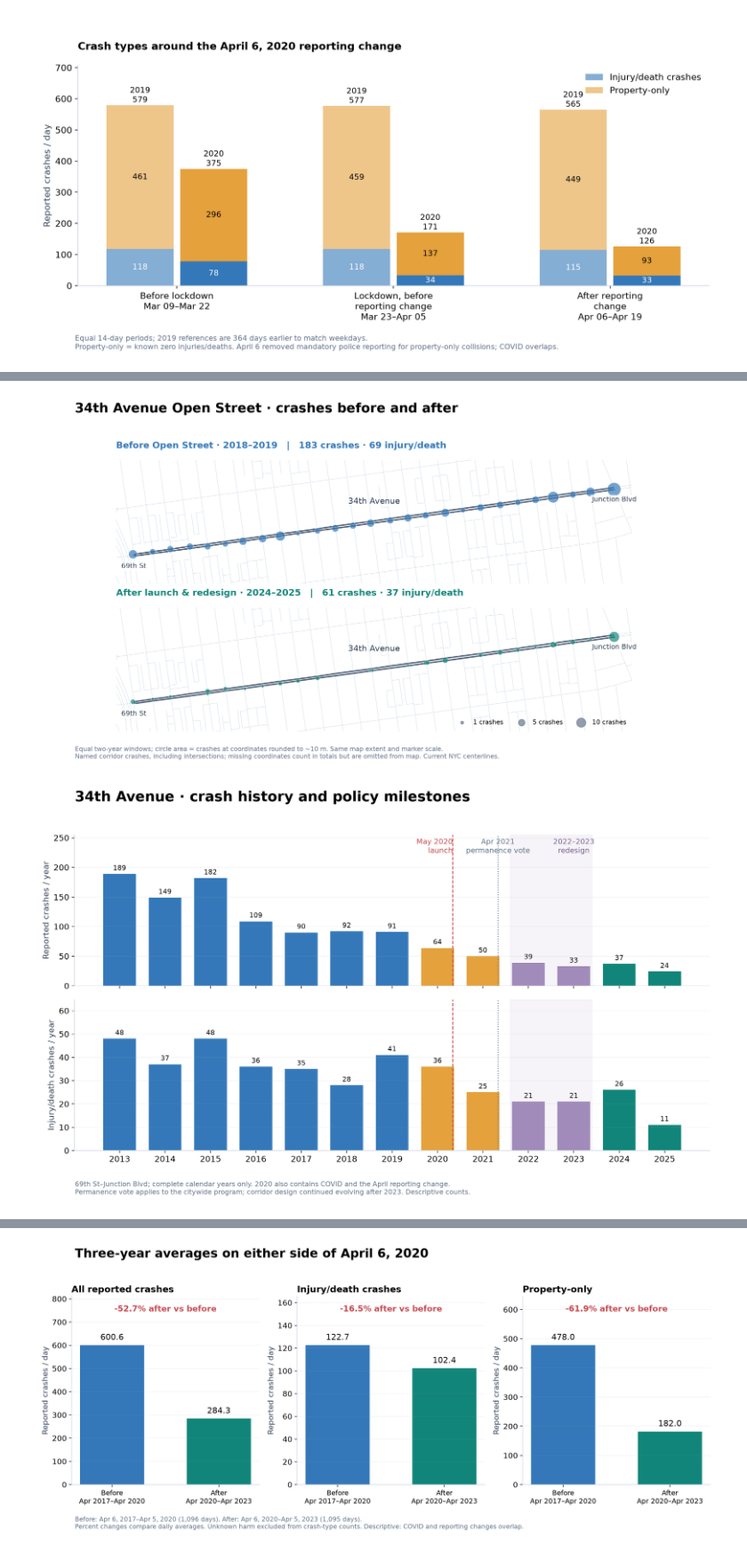
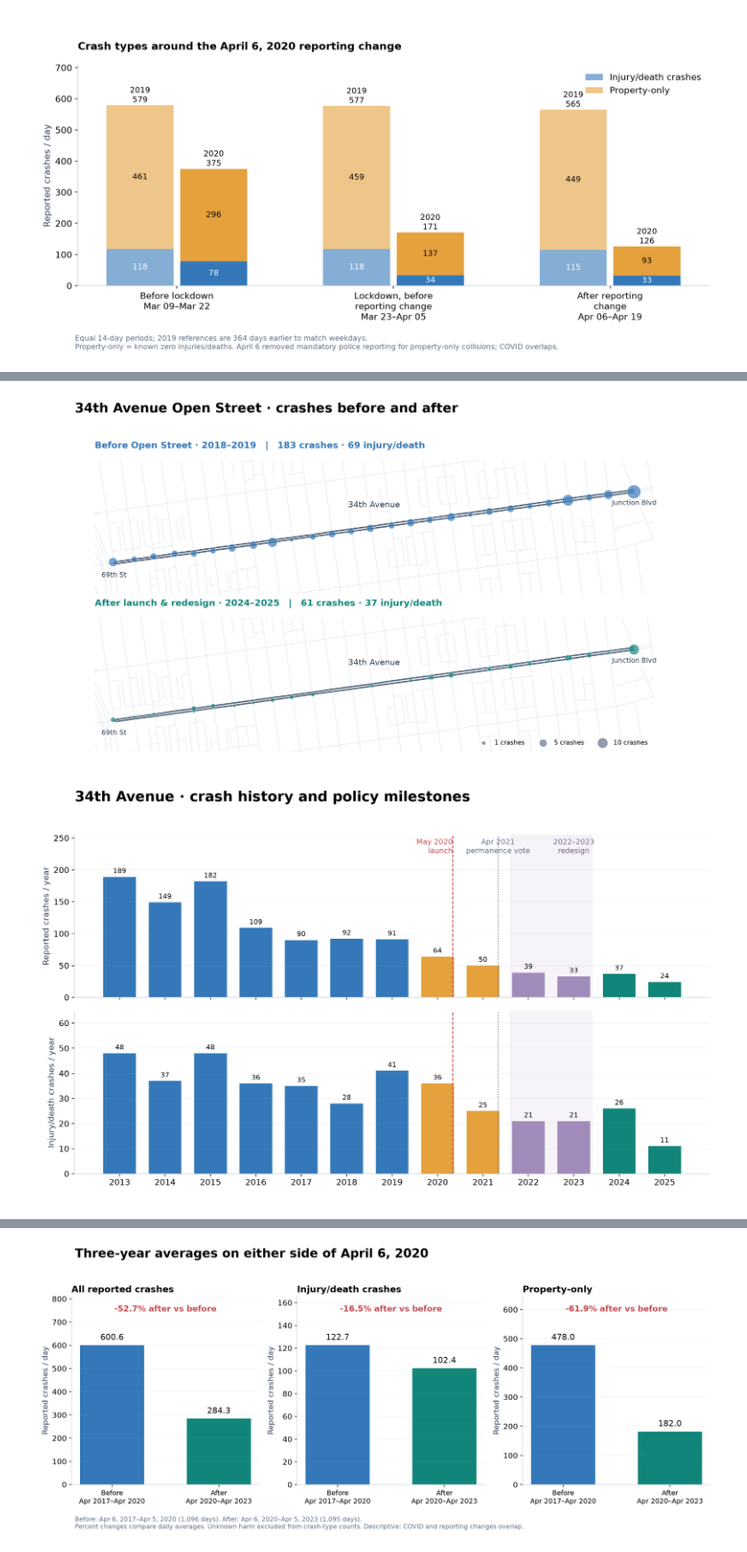
Before and after one commit to ericmao2007/SSMU-Data-Challenge-I, a Jupyter notebook: newest/nyc_crash_graphs.ipynb, the cells around one changed output, grey strips where cells are left out. Shown at 89% size. Drawn from its saved outputs; the diff is of its cells as text; code cells hidden in the pictures.

```diff
--- a/newest/nyc_crash_graphs.ipynb
+++ b/newest/nyc_crash_graphs.ipynb
@@ -320,35 +318,35 @@ for n in [1, 5, 10]:
     axes[1].scatter([], [], s=n * size_scale, c=GRAY, alpha=.7, label=f'{n} crashes')
 axes[1].legend(frameon=False, loc='lower right', ncol=3, fontsize=9)
 fig.suptitle('34th Avenue Open Street · crashes before and after', x=.06, ha='left', fontsize=19, fontweight='bold')
-save_graph(fig, '06_34ave_before_after_map', 'Equal two-year windows; circle area = crashes at coordinates rounded to ~10 m. Same map extent and marker scale.\nNamed corridor crashes, including intersections; missing coordinates count in totals but are omitted from map. Current NYC centerlines.')
+save_graph(fig, '06_34av_before_after_map')
 # %% [output]
-[figure, old version]
+[figure, new version]
 # %%
 street_months = pd.date_range('2012-07-01', '2026-05-01', freq='MS')
 street_m = street.set_index('date').resample('MS')[['crashes', 'harm_crashes', 'property_proxy', 'injured', 'killed', 'ped_injured', 'cyclist_injured']].sum(min_count=1).reindex(street_months, fill_value=0)
 street_m.to_csv(OUT / 'data/34ave_monthly_counts.csv')
 years = np.arange(2013, 2026)
 street_y = street.loc[street.date.dt.year.isin(years)].groupby(street.date.dt.year)[['crashes', 'harm_crashes', 'property_proxy', 'injured', 'killed', 'ped_injured', 'cyclist_injured']].sum().reindex(years, fill_value=0)
 street_y.to_csv(OUT / 'data/34ave_annual_counts.csv')
 fig, axes = plt.subplots(2, 1, figsize=(13, 8), sharex=True)
 colors = [BLUE if y < 2020 else ORANGE if y < 2022 else '#a18bba' if y < 2024 else TEAL for y in years]
 for ax, metric, label in [(axes[0], 'crashes', 'Reported crashes / year'), (axes[1], 'harm_crashes', 'Injury/death crashes / year')]:
     bars = ax.bar(years, street_y[metric], color=colors, width=.72)
     ax.bar_label(bars, fmt='%.0f', fontsize=9, padding=3)
     ax.set_ylabel(label)
     ax.set_ylim(0, street_y[metric].max() * 1.35)
     ax.grid(axis='y', alpha=.15)
     ax.axvline(2020 + 4/12, color=RED, ls='--', lw=1.2)
     ax.axvline(2021.33, color=GRAY, ls=':', lw=1.2)
     ax.axvspan(2021.6, 2023.4, color='#a18bba', alpha=.09)
 axes[0].text(2020 + 4/12, .98, 'May 2020\nlaunch', transform=axes[0].get_xaxis_transform(), va='top', ha='right', fontsize=10, color=RED)
 axes[0].text(2021.33, .98, 'Apr 2021\npermanence vote', transform=axes[0].get_xaxis_transform(), va='top', ha='center', fontsize=10, color=GRAY)
 axes[0].text(2023, .98, '2022–2023\nredesign', transform=axes[0].get_xaxis_transform(), va='top', ha='center', fontsize=10, color='#79618f')
 axes[1].set_xticks(years)
 fig.suptitle('34th Avenue · crash history and policy milestones', x=.06, ha='left', fontsize=19, fontweight='bold')
-save_graph(fig, '07_34ave_crashes_over_time', '69th St–Junction Blvd; complete calendar years only. 2020 also contains COVID and the April reporting change.\nPermanence vote applies to the citywide program; corridor design continued evolving after 2023. Descriptive counts.')
+save_graph(fig, '07_34av_crashes_over_time')
 # %% [output]
-[figure, old version]
+[figure, new version]
 # %%
 street_periods = [('Before\n2017–2019', 2017, 2019, BLUE), ('Launch\n2020–2021', 2020, 2021, ORANGE),
                   ('Redesign\n2022–2023', 2022, 2023, '#a18bba'), ('Later\n2024–2025', 2024, 2025, TEAL)]
```
Also changed, not shown: parts of 6 cells of this notebook, 56 other files.
